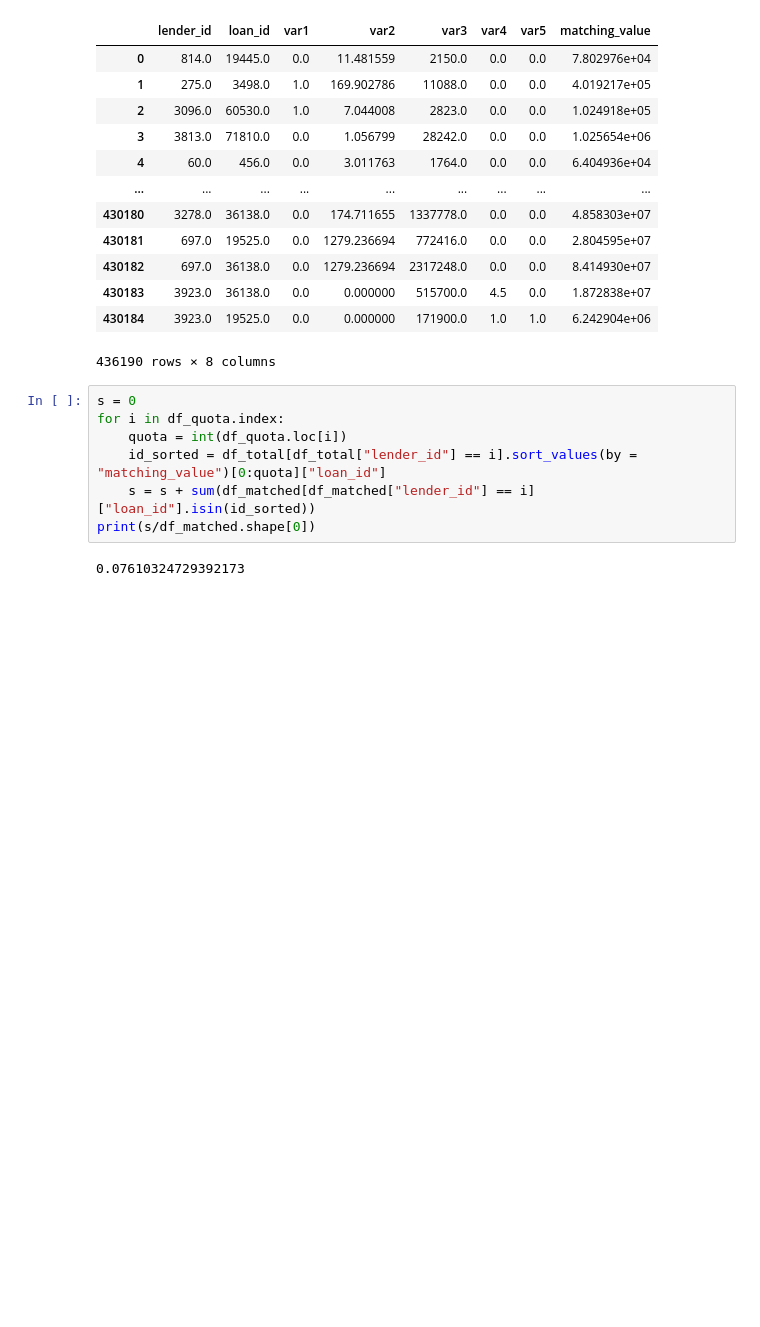
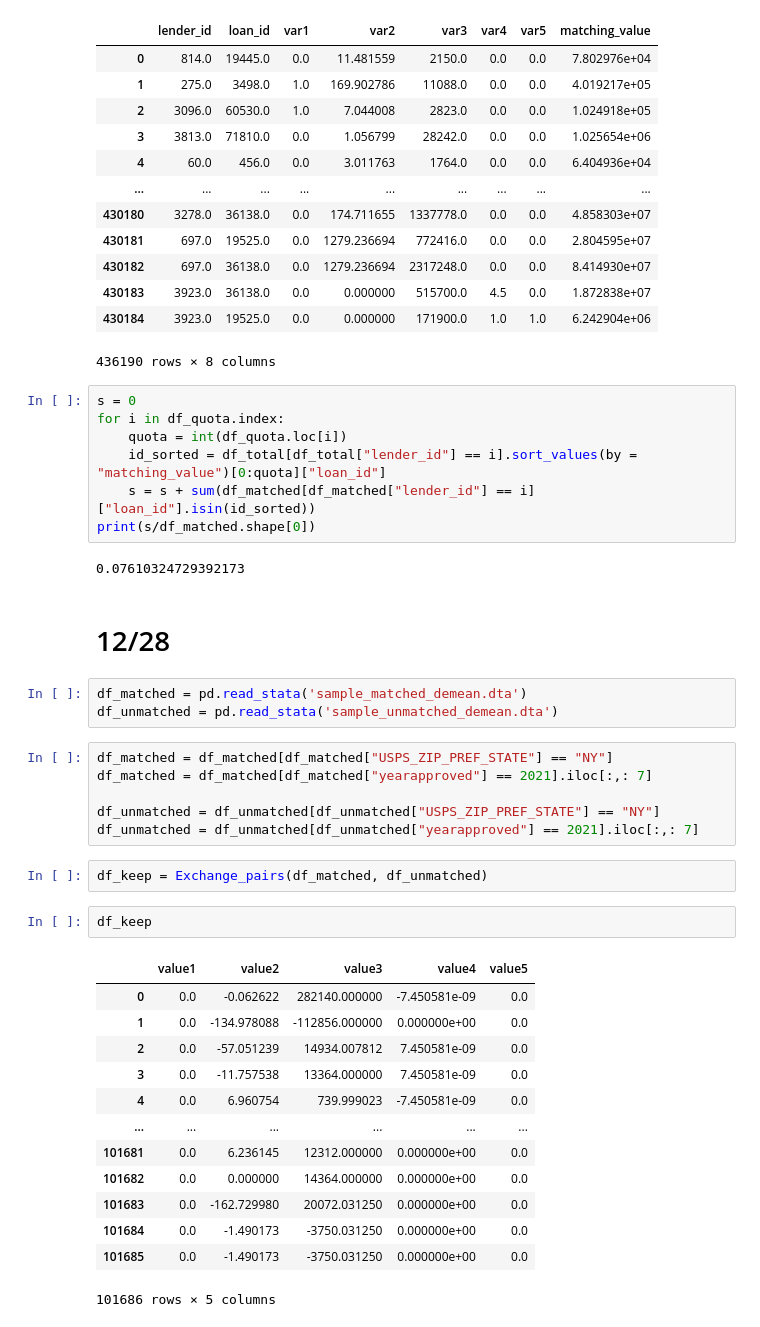
Before and after one commit to cxh1996108/DailyScripts, a Jupyter notebook: exchange_pairs.ipynb, the cells around one changed output. Cells and saved outputs as stored; diff of their text form; blank space fills up the shorter version.

```diff
--- a/exchange_pairs.ipynb
+++ b/exchange_pairs.ipynb
@@ -435,3 +401,32 @@ for i in df_quota.index:
 print(s/df_matched.shape[0])
 # %% [output]
 0.07610324729392173
+# %% [markdown]
+# 12/28
+# %%
+df_matched = pd.read_stata('sample_matched_demean.dta')
+df_unmatched = pd.read_stata('sample_unmatched_demean.dta')
+# %%
+df_matched = df_matched[df_matched["USPS_ZIP_PREF_STATE"] == "NY"]
+df_matched = df_matched[df_matched["yearapproved"] == 2021].iloc[:,: 7]
+
+df_unmatched = df_unmatched[df_unmatched["USPS_ZIP_PREF_STATE"] == "NY"]
+df_unmatched = df_unmatched[df_unmatched["yearapproved"] == 2021].iloc[:,: 7]
+# %%
+df_keep = Exchange_pairs(df_matched, df_unmatched)
+# %%
+df_keep
+# %% [output]
+|  | value1 | value2 | value3 | value4 | value5 |
+| 0 | 0.0 | -0.062622 | 282140.000000 | -7.450581e-09 | 0.0 |
+| 1 | 0.0 | -134.978088 | -112856.000000 | 0.000000e+00 | 0.0 |
+| 2 | 0.0 | -57.051239 | 14934.007812 | 7.450581e-09 | 0.0 |
+| 3 | 0.0 | -11.757538 | 13364.000000 | 7.450581e-09 | 0.0 |
+| 4 | 0.0 | 6.960754 | 739.999023 | -7.450581e-09 | 0.0 |
+| ... | ... | ... | ... | ... | ... |
+| 101681 | 0.0 | 6.236145 | 12312.000000 | 0.000000e+00 | 0.0 |
+| 101682 | 0.0 | 0.000000 | 14364.000000 | 0.000000e+00 | 0.0 |
+| 101683 | 0.0 | -162.729980 | 20072.031250 | 0.000000e+00 | 0.0 |
+| 101684 | 0.0 | -1.490173 | -3750.031250 | 0.000000e+00 | 0.0 |
+| 101685 | 0.0 | -1.490173 | -3750.031250 | 0.000000e+00 | 0.0 |
+101686 rows × 5 columns
```
Also changed, not shown: parts of 19 cells of this notebook.
